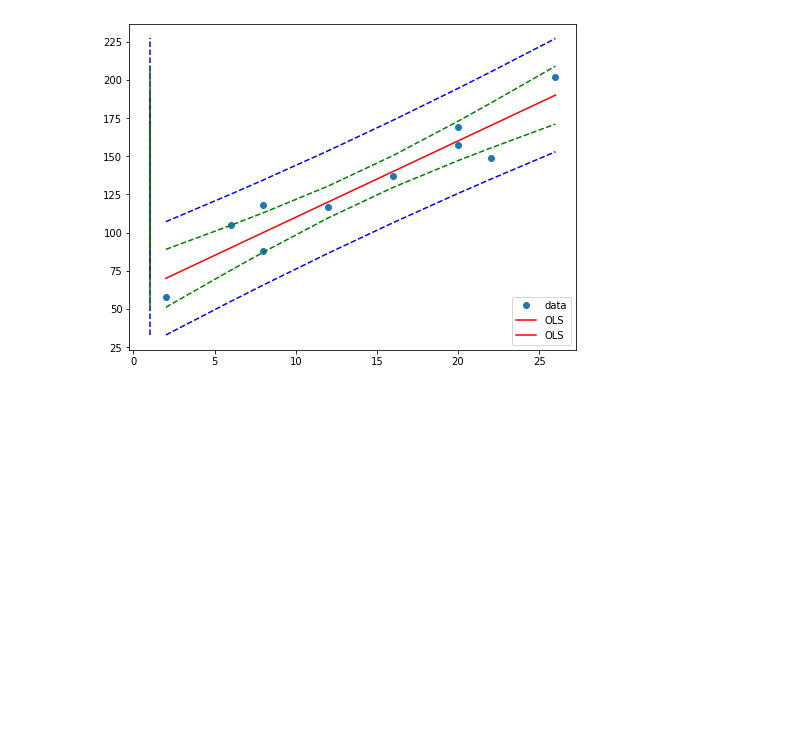
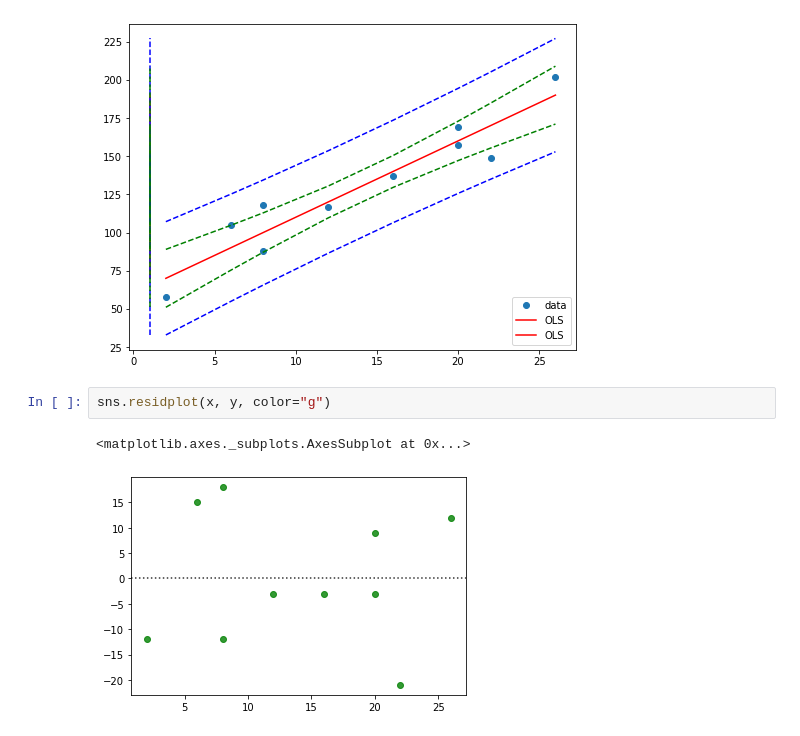
Before and after one commit to shallabhkhera/NPTEL-Data-Analytics-with-Python, a Jupyter notebook: Week7.ipynb, the cells around one changed output. Saved outputs shown, nothing was run; the diff lists cells and outputs as text; blank space fills up the shorter version.

```diff
--- a/Week7.ipynb
+++ b/Week7.ipynb
@@ -122,3 +123,8 @@ ax.legend(loc='best')
 plt.show()
 # %% [output]
 [figure]
+# %%
+sns.residplot(x, y, color="g")
+# %% [output]
+<matplotlib.axes._subplots.AxesSubplot at 0x...>
+[figure, added]
```
Also changed, not shown: parts of 7 cells of this notebook.
